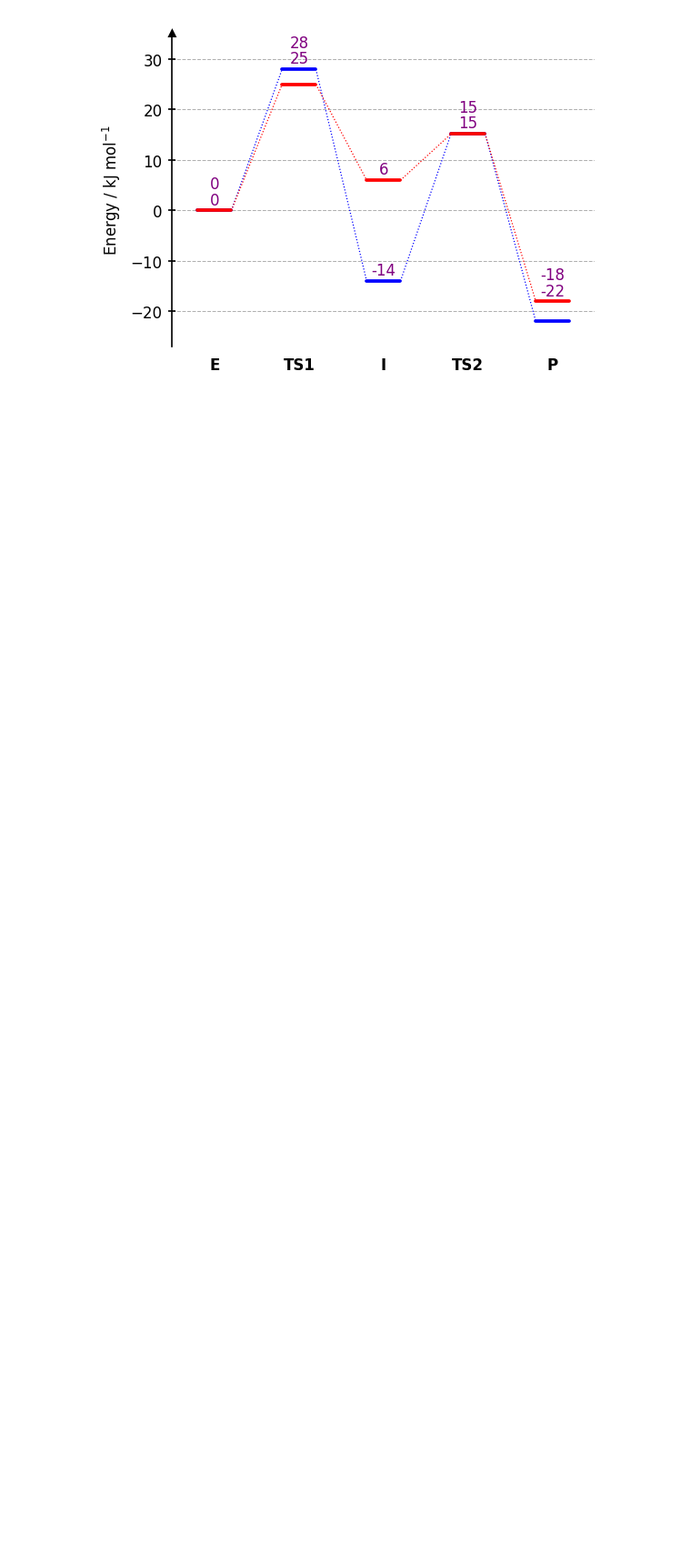
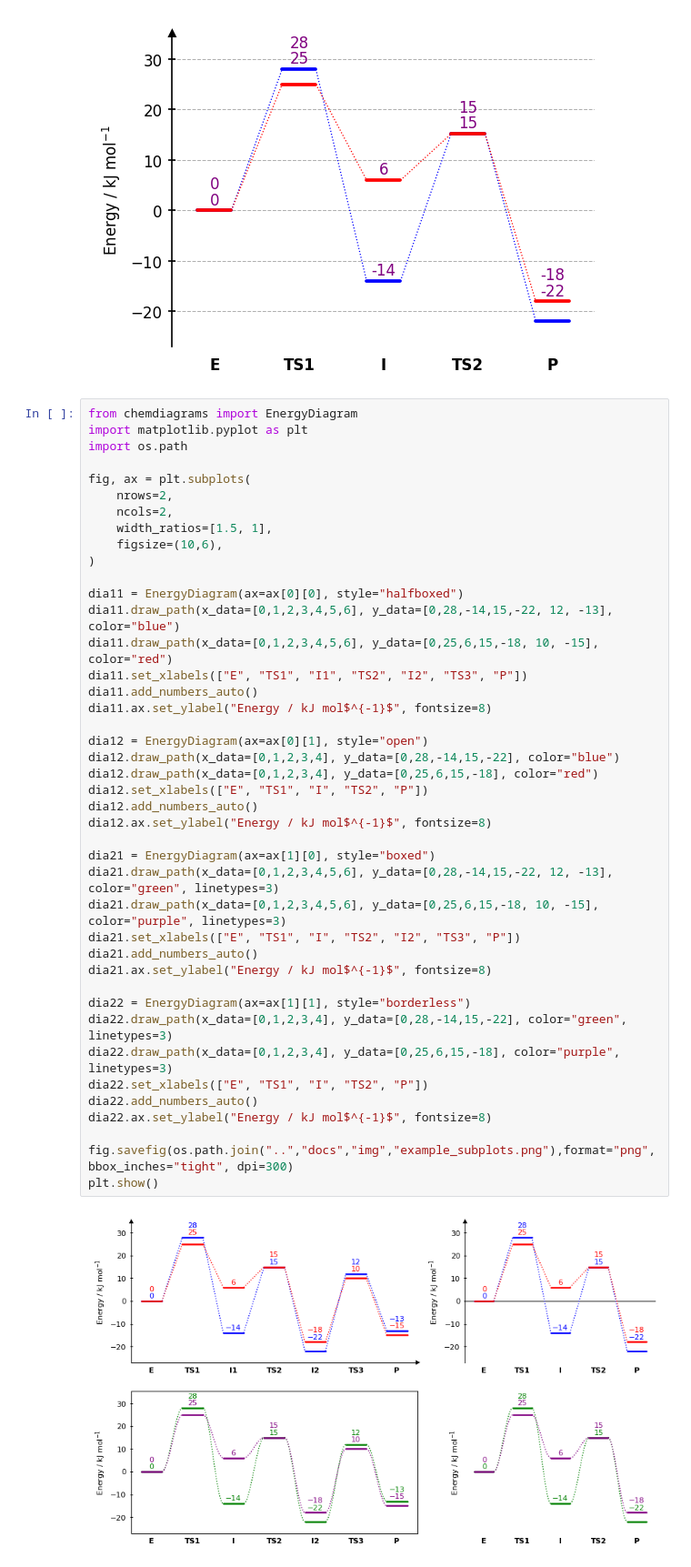
Before and after one commit to Tonner-Zech-Group/chem-diagrams, a Jupyter notebook: examples/readme_images.ipynb, the cells around one changed output. Shown at 91% size. Saved outputs shown, nothing was run; the diff lists cells and outputs as text; blank space fills up the shorter version.

Commit message:
Add subplot integration and restructure README

```diff
--- a/examples/readme_images.ipynb
+++ b/examples/readme_images.ipynb
@@ -872,3 +872,47 @@ dia.fig.savefig(os.path.join("..","docs","img","example_template.png"),format="p
 dia.show()
 # %% [output]
 [figure]
+# %%
+from chemdiagrams import EnergyDiagram
+import matplotlib.pyplot as plt
+import os.path
+
+fig, ax = plt.subplots(
+    nrows=2,
+    ncols=2,
+    width_ratios=[1.5, 1],
+    figsize=(10,6),
+)
+
+dia11 = EnergyDiagram(ax=ax[0][0], style="halfboxed")
+dia11.draw_path(x_data=[0,1,2,3,4,5,6], y_data=[0,28,-14,15,-22, 12, -13], color="blue")
+dia11.draw_path(x_data=[0,1,2,3,4,5,6], y_data=[0,25,6,15,-18, 10, -15], color="red")
+dia11.set_xlabels(["E", "TS1", "I1", "TS2", "I2", "TS3", "P"])
+dia11.add_numbers_auto()
+dia11.ax.set_ylabel("Energy / kJ mol$^{-1}$", fontsize=8)
+
+dia12 = EnergyDiagram(ax=ax[0][1], style="open")
+dia12.draw_path(x_data=[0,1,2,3,4], y_data=[0,28,-14,15,-22], color="blue")
+dia12.draw_path(x_data=[0,1,2,3,4], y_data=[0,25,6,15,-18], color="red")
+dia12.set_xlabels(["E", "TS1", "I", "TS2", "P"])
+dia12.add_numbers_auto()
+dia12.ax.set_ylabel("Energy / kJ mol$^{-1}$", fontsize=8)
+
+dia21 = EnergyDiagram(ax=ax[1][0], style="boxed")
+dia21.draw_path(x_data=[0,1,2,3,4,5,6], y_data=[0,28,-14,15,-22, 12, -13], color="green", linetypes=3)
+dia21.draw_path(x_data=[0,1,2,3,4,5,6], y_data=[0,25,6,15,-18, 10, -15], color="purple", linetypes=3)
+dia21.set_xlabels(["E", "TS1", "I", "TS2", "I2", "TS3", "P"])
+dia21.add_numbers_auto()
+dia21.ax.set_ylabel("Energy / kJ mol$^{-1}$", fontsize=8)
+
+dia22 = EnergyDiagram(ax=ax[1][1], style="borderless")
+dia22.draw_path(x_data=[0,1,2,3,4], y_data=[0,28,-14,15,-22], color="green", linetypes=3)
+dia22.draw_path(x_data=[0,1,2,3,4], y_data=[0,25,6,15,-18], color="purple", linetypes=3)
+dia22.set_xlabels(["E", "TS1", "I", "TS2", "P"])
+dia22.add_numbers_auto()
+dia22.ax.set_ylabel("Energy / kJ mol$^{-1}$", fontsize=8)
+
+fig.savefig(os.path.join("..","docs","img","example_subplots.png"),format="png", bbox_inches="tight", dpi=300)
+plt.show()
+# %% [output]
+[figure, added]
```
Also changed, not shown: 11 other files.
